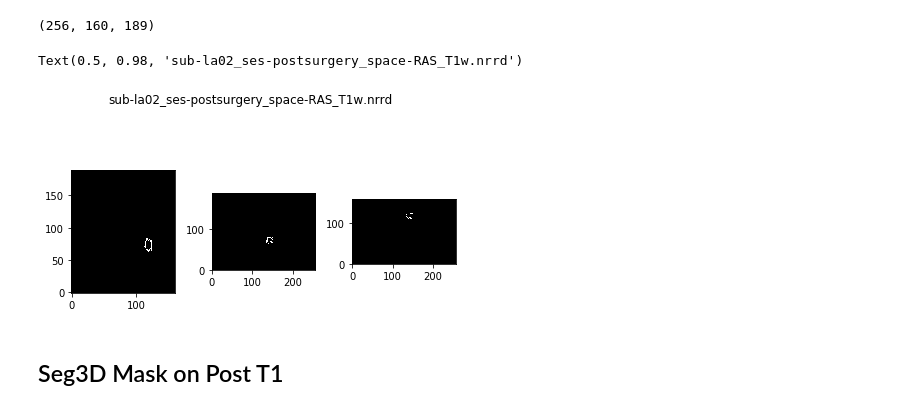
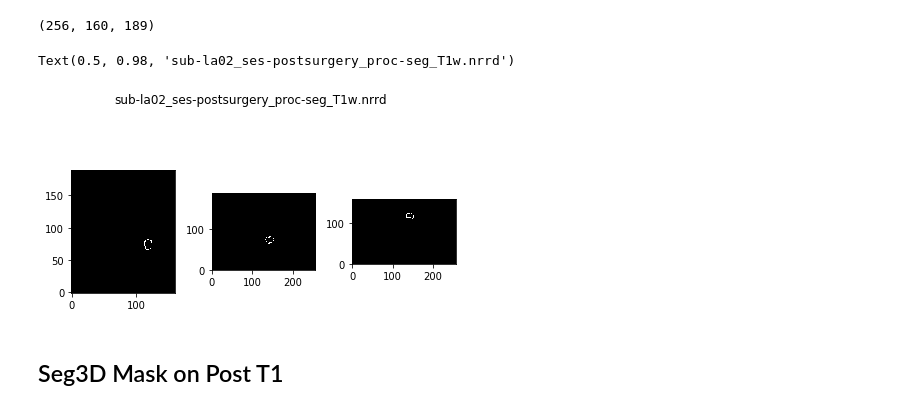
Before and after one commit to adam2392/ears, a Jupyter notebook: notebooks/validation_of_postsurgicalmasking.ipynb, the cells around one changed output. Drawn from its saved outputs; the diff is of its cells as text; code cells hidden in the pictures.

```diff
--- a/notebooks/validation_of_postsurgicalmasking.ipynb
+++ b/notebooks/validation_of_postsurgicalmasking.ipynb
@@ -222,8 +284,8 @@ Text(0.5, 0.98, 'sub-la02_ses-postonpre_T1w.nii.gz')
 ## Seg3D Mask of PostT1 Segmentation
 # %%
 # load postmri mask
-mask_post_basename = make_bids_basename(subject=subject, session='postsurgery', space='RAS', suffix='T1w.nrrd')
-mask_post_fpath = bids_root / f'sub-{subject}' / 'ses-postonpre' / mask_post_basename
+mask_post_basename = make_bids_basename(subject=subject, session='postsurgery', processing='seg', suffix='T1w.nrrd')
+mask_post_fpath = bids_root / f'sub-{subject}' / 'visualization' / mask_post_basename
 mask_post = open(mask_post_fpath, "rb")
 
 # load nrrd file of postmri mask as array, check dimension
@@ -233,15 +295,15 @@ print(mask_post_data.shape)
 (256, 160, 189)
 # %%
 # visualize slices with ablation (sagittal, coronal, axial)
-slice_0 = mask_post_data[141, :, :]
-slice_1 = mask_post_data[:, 122, :]
-slice_2 = mask_post_data[:, :, 73]
+slice_0 = mask_post_data[145, :, :]
+slice_1 = mask_post_data[:, 117, :]
+slice_2 = mask_post_data[:, :, 75]
 show_slices([slice_0, slice_1, slice_2])
 plt.tight_layout()
 plt.suptitle(mask_post_basename)
 # %% [output]
-Text(0.5, 0.98, 'sub-la02_ses-postsurgery_space-RAS_T1w.nrrd')
+Text(0.5, 0.98, 'sub-la02_ses-postsurgery_proc-seg_T1w.nrrd')
-[figure, old version]
+[figure, new version]
 # %% [markdown]
 ## Seg3D Mask on Post T1
 # %%
```
Also changed, not shown: parts of 17 cells of this notebook.
